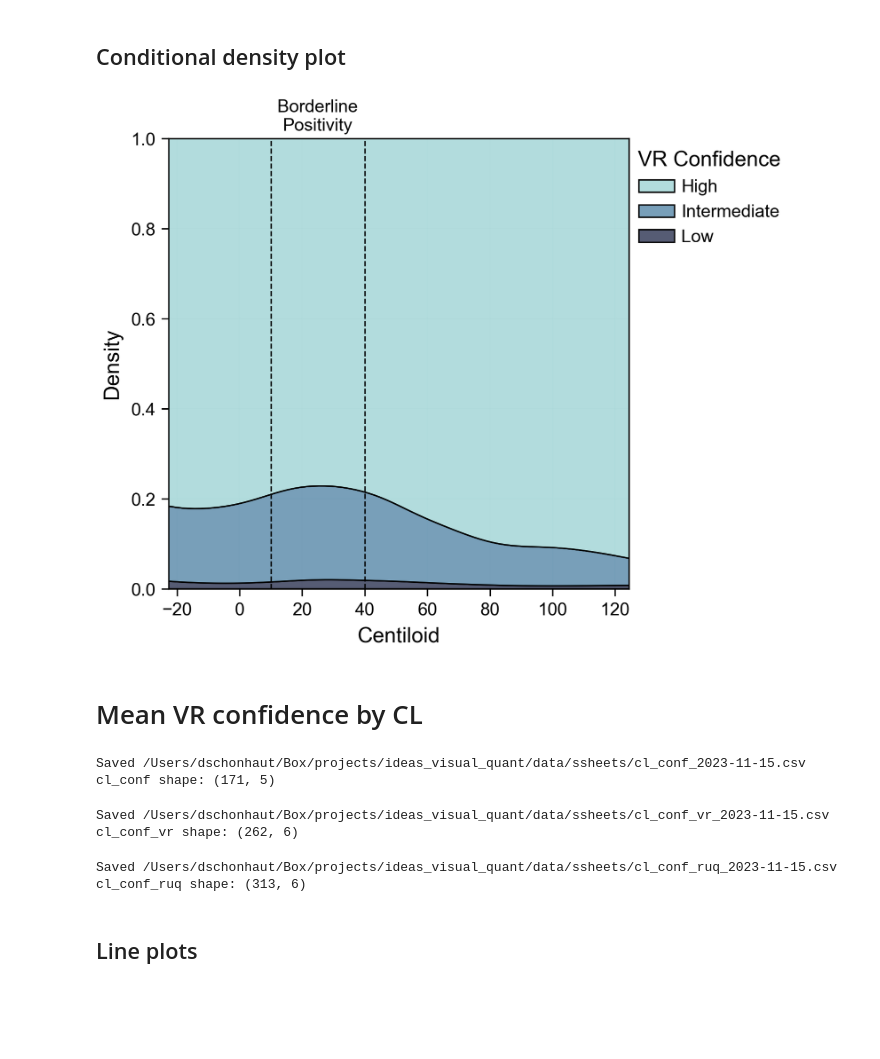
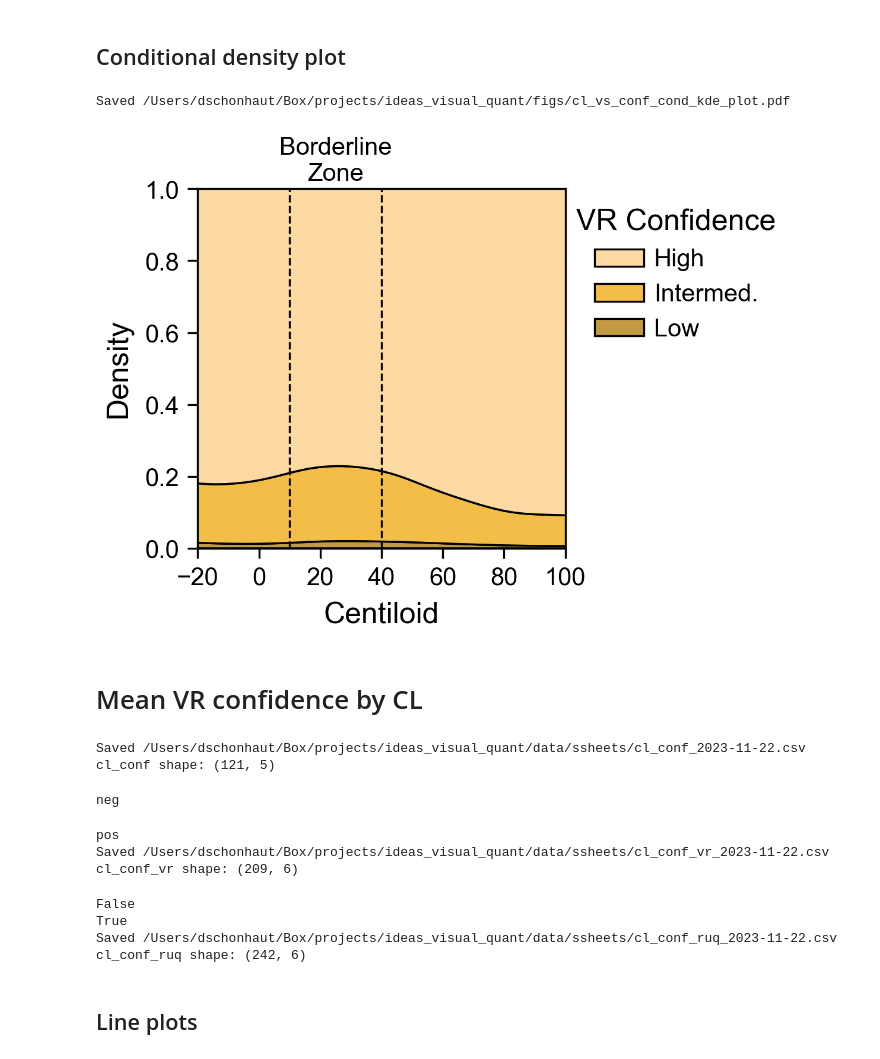
Before and after one commit to dschonhaut/ideas_visual_quant, a Jupyter notebook: plotting.ipynb, the cells around one changed output. Saved outputs shown, nothing was run; the diff lists cells and outputs as text; code cells hidden in the pictures; blank space fills up the shorter version.

Commit message:
Many changes, working version of visual read confidence ~ centiloids

```diff
--- a/plotting.ipynb
+++ b/plotting.ipynb
@@ -61,9 +61,9 @@ mpl.rcParams["figure.titlesize"] = font["title"]
 mpl.rcParams['font.sans-serif'] = "Arial"
 mpl.rcParams['font.serif'] = "Times New Roman"
 mpl.rcParams['font.family'] = "sans-serif"
-mpl.rcParams["grid.alpha"] = 0.75
+mpl.rcParams["grid.alpha"] = 0.5
 mpl.rcParams["grid.color"] = "#B7C6CF"
-mpl.rcParams["grid.linewidth"] = 0.1
+mpl.rcParams["grid.linewidth"] = 0.2
 mpl.rcParams["hist.bins"] = 30
 mpl.rcParams["legend.borderaxespad"] = 0
 mpl.rcParams["legend.fontsize"] = font["tick"]
@@ -95,6 +95,7 @@ mpl.rcParams["ytick.minor.ndivs"] = 2
 # %%
 proj_dir = "/Users/dschonhaut/Box/projects/ideas_visual_quant"
 ssheet_dir = op.join(proj_dir, "data", "ssheets")
+fig_dir = op.join(proj_dir, "figs")
 infile = op.join(ssheet_dir, "IDEAS_CL_VisConf_2023-05-15.xlsx")
 save_output = False
 overwrite = True
@@ -161,6 +162,7 @@ dat["vqa"] = pd.Categorical(
 
 # Add a column with numeric values for the vr_conf categories
 dat.insert(4, "vr_conf_num", dat["vr_conf"].cat.codes)
+dat["vr_conf_num"] /= 2
 
 # Change column data types
 dat["read_used_quant"] = dat["read_used_quant"].astype(bool)
@@ -179,10 +181,15 @@ Data shape: (10350, 7)
 # Raw VR confidence by CL
 # %% [markdown]
 ## Conditional density plot
+# %%
+fig_dir = op.join(proj_dir, "figs")
 # %%
-xlim = np.percentile(dat["cl"], [5, 95])
-xticks = np.arange(-20, 121, 20).astype(int)
-
+savefig = False
+overwrite = True
+# xlim = np.percentile(dat["cl"], [5, 95])
+xlim = [-20, 100]
+xticks = np.arange(-20, 101, 20).astype(int)
+yellows = ["#FDCE84", "#EFA909", "#AD7A04"]
 # --------------------
 plt.close()
 fg = sns.displot(
@@ -193,7 +200,7 @@ fg = sns.displot(
     kind="kde",
     height=6,
     multiple="fill",
-    palette="ch:rot=-.25,hue=1,light=.75",
+    palette=yellows,  # "ch:rot=-.25,hue=1,light=.75",
     common_norm=True,
     bw_adjust=1,
 )
@@ -205,42 +212,49 @@ ax = fg.axes[0][0]
 ax.axvline(x=10, color=co["k"], linestyle="--", linewidth=0.8)
 ax.axvline(x=40, color=co["k"], linestyle="--", linewidth=0.8)
 ax.annotate(
-    "Borderline\nPositivity",
+    "Borderline\nZone",
     xy=(25, 0.9),
     xytext=(25, 1.01),
     xycoords="data",
     textcoords="data",
     ha="center",
     va="bottom",
     fontsize=font["tick"],
     color=co["k"],
 )
 
 # Get the legend from fg
 leg = fg._legend
 leg.set_title("VR Confidence")
-leg.set_bbox_to_anchor((1.065, 0.875))
+leg.set_bbox_to_anchor((1.33, 0.875))
 
 # Change the legend labels and font size
-for t, l in zip(leg.texts, ["High", "Intermediate", "Low"]):
+for t, l in zip(leg.texts, ["High", "Intermed.", "Low"]):
     t.set_text(l.capitalize())
 
 ax.set_xlim(xlim)
 ax.set_xticks(xticks)
 ax.set_xlabel("Centiloid")
 ax.set_ylabel("Density")
 # ax.set_title("CL score distribution by VR confidence")
 
 ax.spines["right"].set_visible(True)
 ax.spines["top"].set_visible(True)
 
 # Change the figure size
-fg.fig.set_figwidth(colws[3] * 0.7)
-fg.fig.set_figheight(colws[3] * 0.7 * 0.8)
+fg.fig.set_figwidth(colws[3] * 0.4)
+fg.fig.set_figheight(colws[3] * 0.4 * 0.8)
+
+if savefig:
+    outfile = op.join(fig_dir, "cl_vs_conf_cond_kde_plot.pdf")
+    if overwrite or not op.exists(outfile):
+        fg.savefig(outfile)
+        print(f"Saved {outfile}")
 
 plt.show()
 # %% [output]
+Saved /Users/dschonhaut/Box/projects/ideas_visual_quant/figs/cl_vs_conf_cond_kde_plot.pdf
-[figure, old version]
+[figure, new version]
 # %% [markdown]
 # Mean VR confidence by CL
 # %%
@@ -470,7 +484,7 @@ def bootstrap_calc_ymean_by_xbin(x, y, data=None, n_resamples=10000, method="BCa
 # %%
 xcol = "cl"
 ycol = "vr_conf_num"
-n_resamples = 10000
+n_resamples = 5000
 save_output = True
 overwrite = True
 
@@ -479,8 +493,8 @@ y_means = calc_ymean_by_xbin(
     x=xcol,
     y=ycol,
     data=dat,
-    xmin=-30,
-    xmax=140,
+    xmin=-20,
+    xmax=100,
     xstep=1,
     bin_width=10,
     min_bin_size=30,
@@ -504,12 +518,12 @@ if save_output:
 
 print(f"cl_conf shape: {cl_conf.shape}")
 # %% [output]
-Saved /Users/dschonhaut/Box/projects/ideas_visual_quant/data/ssheets/cl_conf_2023-11-15.csv
-cl_conf shape: (171, 5)
+Saved /Users/dschonhaut/Box/projects/ideas_visual_quant/data/ssheets/cl_conf_2023-11-22.csv
+cl_conf shape: (121, 5)
 # %%
 xcol = "cl"
 ycol = "vr_conf_num"
-n_resamples = 10000
+n_resamples = 5000
 save_output = True
 overwrite = True
 
@@ -519,13 +533,14 @@ y_means_vr = {}
 y_ci_bca_vr = {}
 cl_conf_vr = {}
 for vr in ["neg", "pos"]:
+    print(vr)
     dat_vr[vr] = dat[dat["vr"] == vr].copy()
     y_means_vr[vr] = calc_ymean_by_xbin(
         x=xcol,
         y=ycol,
         data=dat_vr[vr],
-        xmin=-30,
-        xmax=140,
+        xmin=-20,
+        xmax=100,
         xstep=1,
         bin_width=10,
         min_bin_size=30,
@@ -558,12 +573,14 @@ if save_output:
 
 print(f"cl_conf_vr shape: {cl_conf_vr.shape}")
 # %% [output]
-Saved /Users/dschonhaut/Box/projects/ideas_visual_quant/data/ssheets/cl_conf_vr_2023-11-15.csv
-cl_conf_vr shape: (262, 6)
+neg
+pos
+Saved /Users/dschonhaut/Box/projects/ideas_visual_quant/data/ssheets/cl_conf_vr_2023-11-22.csv
+cl_conf_vr shape: (209, 6)
 # %%
 xcol = "cl"
 ycol = "vr_conf_num"
-n_resamples = 10000
+n_resamples = 5000
 save_output = True
 overwrite = True
 
@@ -573,13 +590,14 @@ y_means_ruq = {}
 y_ci_bca_ruq = {}
 cl_conf_ruq = {}
 for ruq in [False, True]:
+    print(ruq)
     dat_ruq[ruq] = dat[dat["read_used_quant"] == ruq].copy()
     y_means_ruq[ruq] = calc_ymean_by_xbin(
         x=xcol,
         y=ycol,
         data=dat_ruq[ruq],
-        xmin=-30,
-        xmax=140,
+        xmin=-20,
+        xmax=100,
         xstep=1,
         bin_width=10,
         min_bin_size=30,
@@ -612,8 +630,10 @@ if save_output:
 
 print(f"cl_conf_ruq shape: {cl_conf_ruq.shape}")
 # %% [output]
-Saved /Users/dschonhaut/Box/projects/ideas_visual_quant/data/ssheets/cl_conf_ruq_2023-11-15.csv
-cl_conf_ruq shape: (313, 6)
+False
+True
+Saved /Users/dschonhaut/Box/projects/ideas_visual_quant/data/ssheets/cl_conf_ruq_2023-11-22.csv
+cl_conf_ruq shape: (242, 6)
 # %% [markdown]
 ## Line plots
 # %%
```
Also changed, not shown: parts of 19 cells of this notebook, 1 other file.
